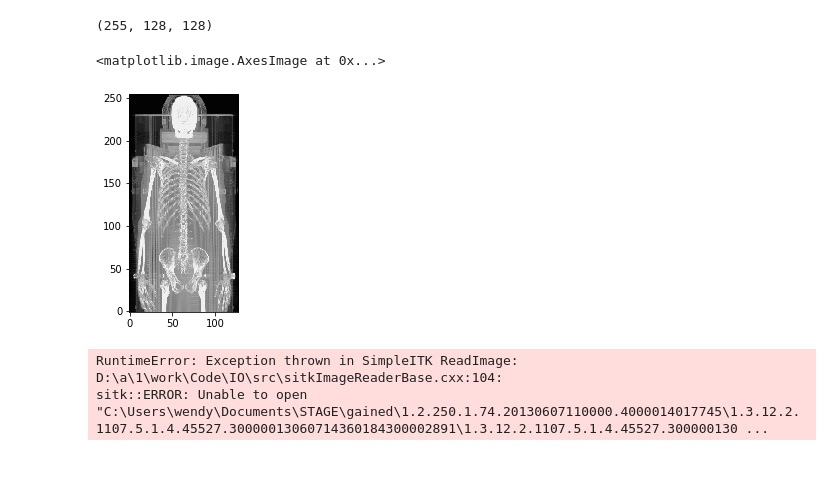
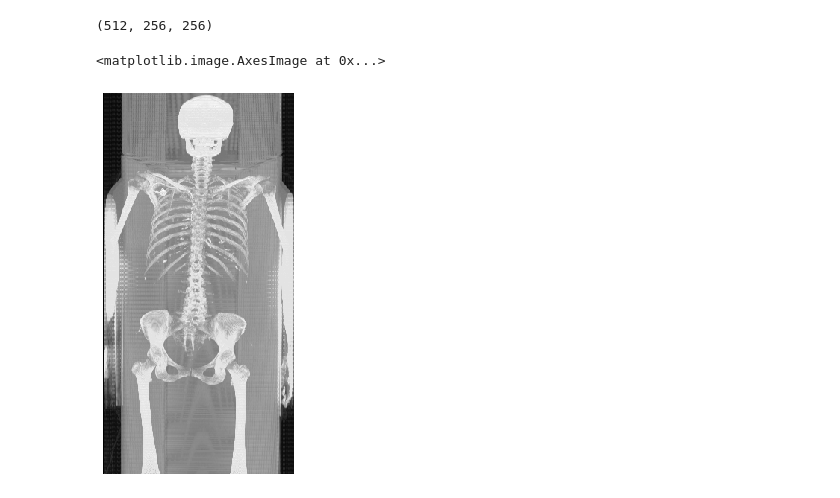
Before and after one commit to wendyrvllr/Dicom-To-CNN, a Jupyter notebook: script_preprocess_ct.ipynb, the cells around one changed output. Saved outputs shown, nothing was run; the diff lists cells and outputs as text; code cells hidden in the pictures; blank space fills up the shorter version.

```diff
--- a/script_preprocess_ct.ipynb
+++ b/script_preprocess_ct.ipynb
@@ -37,5 +75,5 @@ plt.imshow(np.amax(array, axis = 1), cmap = color_CT, origin='lower')
 # %%
-ct_3 = r'C:\Users\wendy\Documents\STAGE\1.2.124.113532.172.16.4.13.20130618.214008.2108115_nifti_CT.nii'
+ct_3 = r'C:\Users\wendy\Documents\STAGE\preprocess\1.2.840.113619.2.55.3.279710477.870.1379571148.714_nifti_CT.nii'
 
 img = read_nifti_ct(ct_3)
 print(img.GetSize())
@@ -56,11 +94,14 @@ print(img.GetSpacing())
 # %%
+f = plt.figure(figsize=(7,7))
+axes = plt.gca()
+axes.set_axis_off()
 array = sitk.GetArrayFromImage(img)
 print(array.shape)
 
 color_CT = plt.cm.gray
 
 plt.imshow(np.amax(array, axis = 1), cmap = color_CT, origin='lower')
 # %% [output]
-(255, 128, 128)
+(512, 256, 256)
 <matplotlib.image.AxesImage at 0x...>
-[figure, old version]
+[figure, new version]
@@ -73,14 +107,0 @@ serie_pt_objet = SeriesPT(pt)
-# %%
-img = read_nifti_ct(ct)
-print(img.GetSize())
-print(img.GetSpacing())
-arr = sitk.GetArrayFromImage(img)
-plt.imshow(np.amax(arr, axis = 1), cmap = plt.cm.gray)
-new_origin = img.GetOrigin()
-img = normalize_CT(img)
-img = resample_CT(img, new_origin)
-print(img.GetSize())
-print(img.GetSpacing())
-# %% [output]
-RuntimeError: Exception thrown in SimpleITK ReadImage: D:\a\1\work\Code\IO\src\sitkImageReaderBase.cxx:104:
-sitk::ERROR: Unable to open "C:\Users\wendy\Documents\STAGE\gained\1.2.250.1.74.20130607110000.4000014017745\1.3.12.2.1107.5.1.4.45527.30000013060714360184300002891\1.3.12.2.1107.5.1.4.45527.300000130 ...
```
Also changed, not shown: parts of 8 cells of this notebook, 1 other file.
